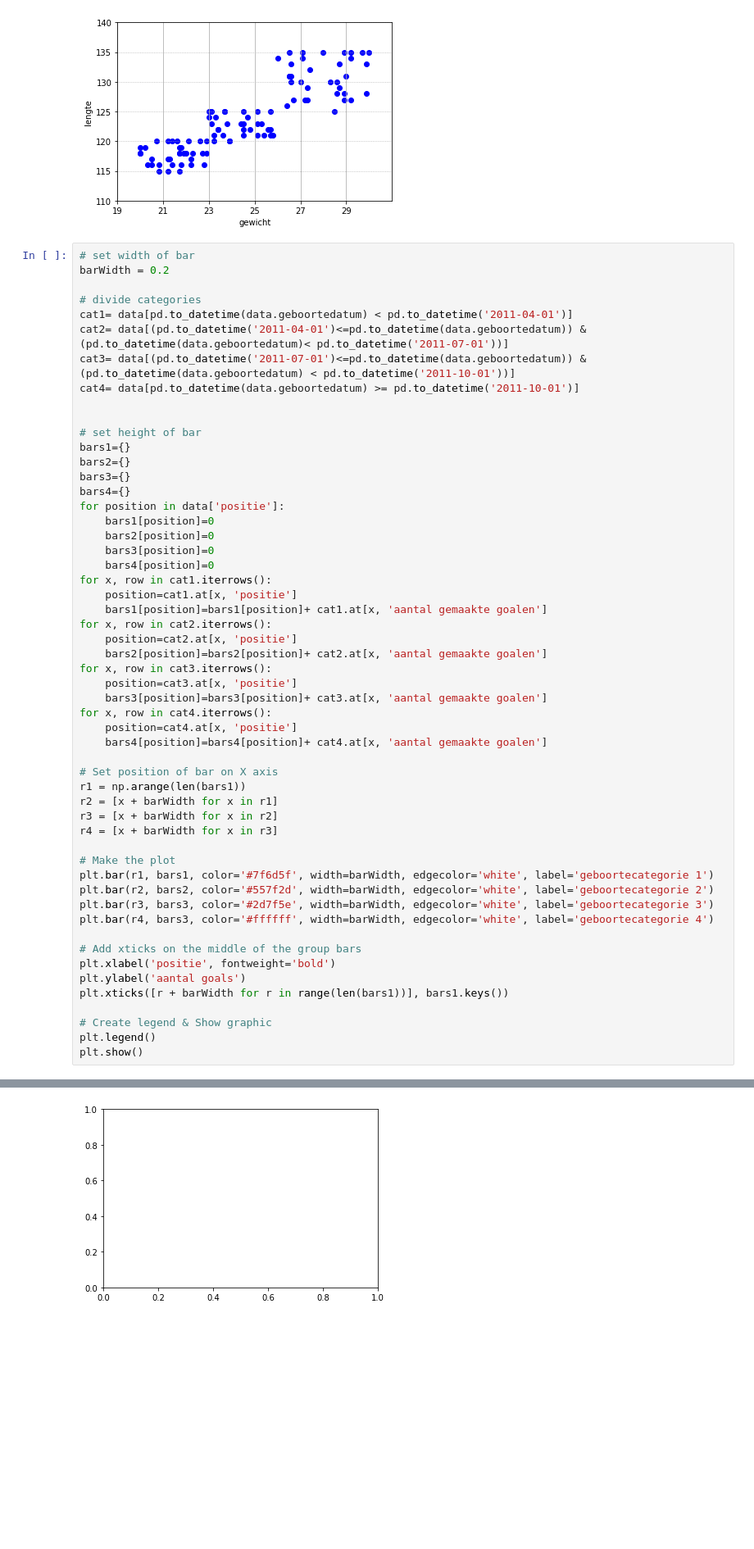
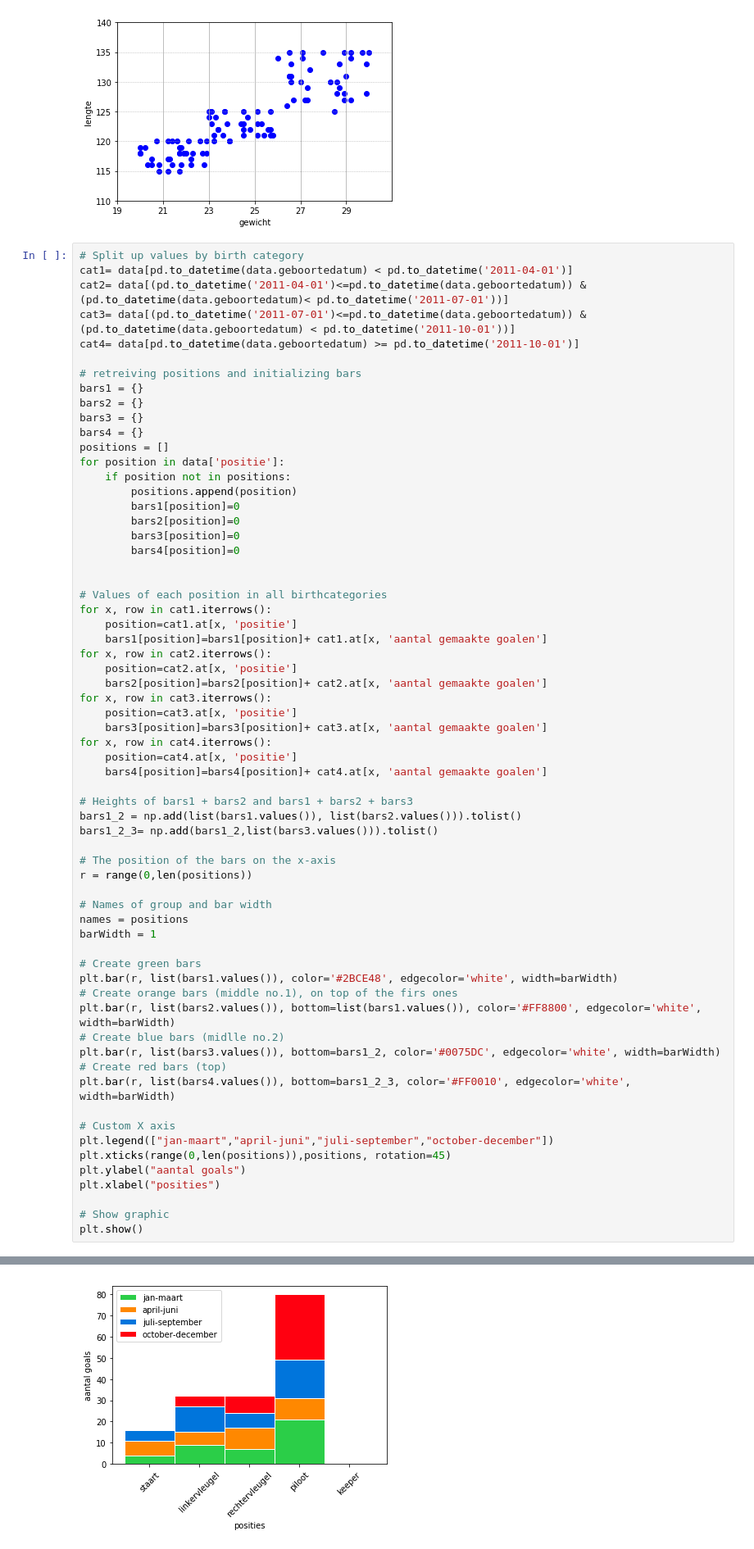
Before and after one commit to fabioPuissant/Data_Adv_PE, a Jupyter notebook: Python_code_Ward.ipynb, the cells around one changed output, grey strips where cells are left out. Shown at 82% size. Cells and saved outputs as stored; diff of their text form; blank space fills up the shorter version.

```diff
--- a/Python_code_Ward.ipynb
+++ b/Python_code_Ward.ipynb
@@ -47,26 +47,28 @@ plt.show()
 # %% [output]
 [figure]
 # %%
-# set width of bar
-barWidth = 0.2
-
-# divide categories
+# Split up values by birth category
 cat1= data[pd.to_datetime(data.geboortedatum) < pd.to_datetime('2011-04-01')]
 cat2= data[(pd.to_datetime('2011-04-01')<=pd.to_datetime(data.geboortedatum)) & (pd.to_datetime(data.geboortedatum)< pd.to_datetime('2011-07-01'))]
 cat3= data[(pd.to_datetime('2011-07-01')<=pd.to_datetime(data.geboortedatum)) & (pd.to_datetime(data.geboortedatum) < pd.to_datetime('2011-10-01'))]
 cat4= data[pd.to_datetime(data.geboortedatum) >= pd.to_datetime('2011-10-01')]
 
+# retreiving positions and initializing bars
+bars1 = {}
+bars2 = {}
+bars3 = {}
+bars4 = {}
+positions = []
+for position in data['positie']:
+    if position not in positions:
+        positions.append(position)
+        bars1[position]=0
+        bars2[position]=0
+        bars3[position]=0
+        bars4[position]=0
 
-# set height of bar
-bars1={}
-bars2={}
-bars3={}
-bars4={}
-for position in data['positie']:
-    bars1[position]=0
-    bars2[position]=0
-    bars3[position]=0
-    bars4[position]=0
+
+# Values of each position in all birthcategories
 for x, row in cat1.iterrows():
     position=cat1.at[x, 'positie']
     bars1[position]=bars1[position]+ cat1.at[x, 'aantal gemaakte goalen']
@@ -80,24 +82,32 @@ for x, row in cat4.iterrows():
     position=cat4.at[x, 'positie']
     bars4[position]=bars4[position]+ cat4.at[x, 'aantal gemaakte goalen']
 
-# Set position of bar on X axis
-r1 = np.arange(len(bars1))
-r2 = [x + barWidth for x in r1]
-r3 = [x + barWidth for x in r2]
-r4 = [x + barWidth for x in r3]
+# Heights of bars1 + bars2 and bars1 + bars2 + bars3
+bars1_2 = np.add(list(bars1.values()), list(bars2.values())).tolist()
+bars1_2_3= np.add(bars1_2,list(bars3.values())).tolist()
 
-# Make the plot
-plt.bar(r1, bars1, color='#7f6d5f', width=barWidth, edgecolor='white', label='geboortecategorie 1')
-plt.bar(r2, bars2, color='#557f2d', width=barWidth, edgecolor='white', label='geboortecategorie 2')
-plt.bar(r3, bars3, color='#2d7f5e', width=barWidth, edgecolor='white', label='geboortecategorie 3')
-plt.bar(r4, bars3, color='#ffffff', width=barWidth, edgecolor='white', label='geboortecategorie 4')
+# The position of the bars on the x-axis
+r = range(0,len(positions))
 
-# Add xticks on the middle of the group bars
-plt.xlabel('positie', fontweight='bold')
-plt.ylabel('aantal goals')
-plt.xticks([r + barWidth for r in range(len(bars1))], bars1.keys())
+# Names of group and bar width
+names = positions
+barWidth = 1
 
-# Create legend & Show graphic
-plt.legend()
+# Create green bars
+plt.bar(r, list(bars1.values()), color='#2BCE48', edgecolor='white', width=barWidth)
+# Create orange bars (middle no.1), on top of the firs ones
+plt.bar(r, list(bars2.values()), bottom=list(bars1.values()), color='#FF8800', edgecolor='white', width=barWidth)
+# Create blue bars (midlle no.2)
+plt.bar(r, list(bars3.values()), bottom=bars1_2, color='#0075DC', edgecolor='white', width=barWidth)
+# Create red bars (top)
+plt.bar(r, list(bars4.values()), bottom=bars1_2_3, color='#FF0010', edgecolor='white', width=barWidth)
+
+# Custom X axis
+plt.legend(["jan-maart","april-juni","juli-september","october-december"])
+plt.xticks(range(0,len(positions)),positions, rotation=45)
+plt.ylabel("aantal goals")
+plt.xlabel("posities")
+
+# Show graphic
 plt.show()
 # %% [output]
@@ -105 +114 @@ TypeError: unsupported operand type(s) for +: 'int' and 'dict'
-[figure, old version]
+[figure, new version]
```
Also changed, not shown: parts of 2 cells of this notebook.
